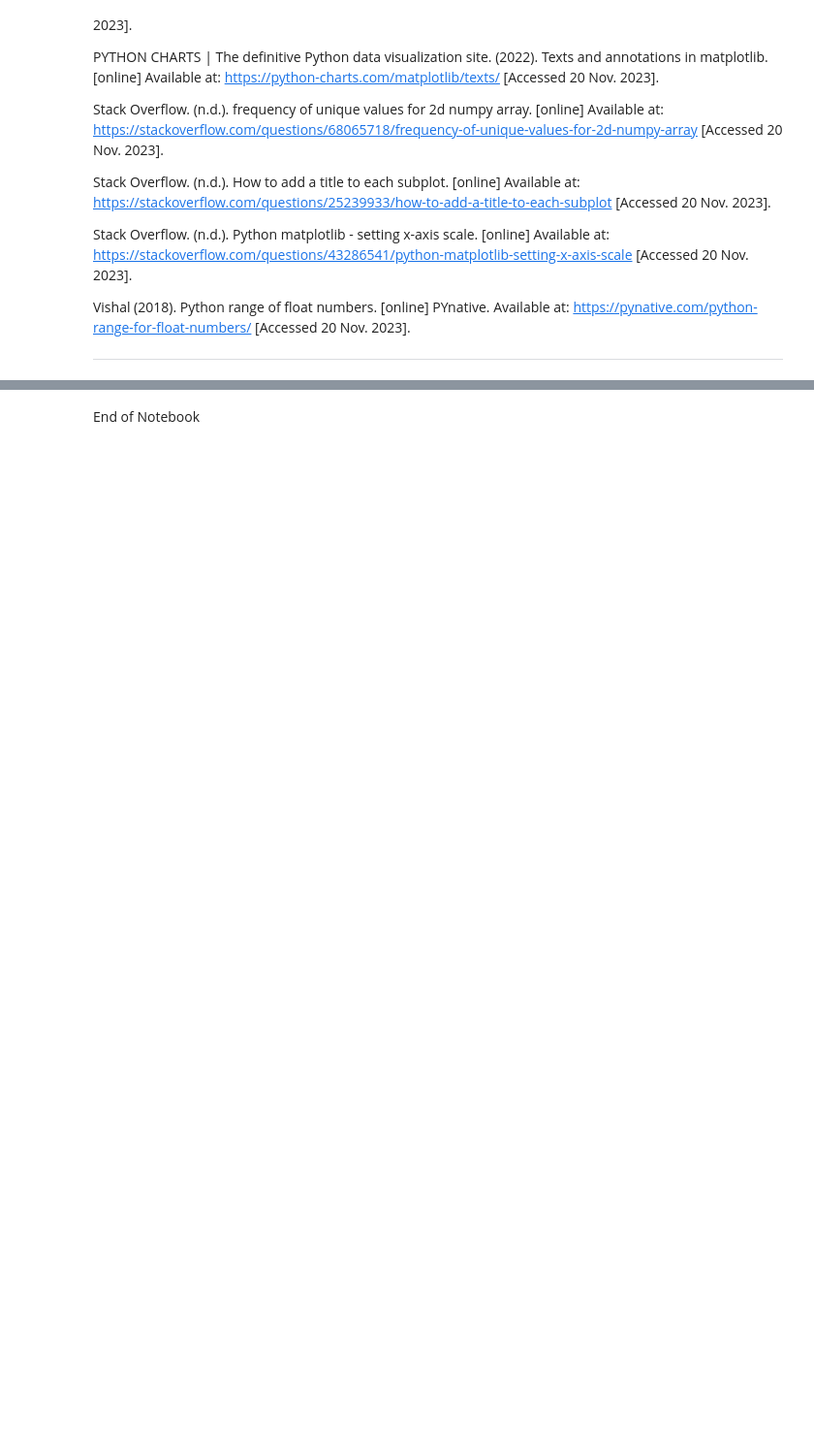
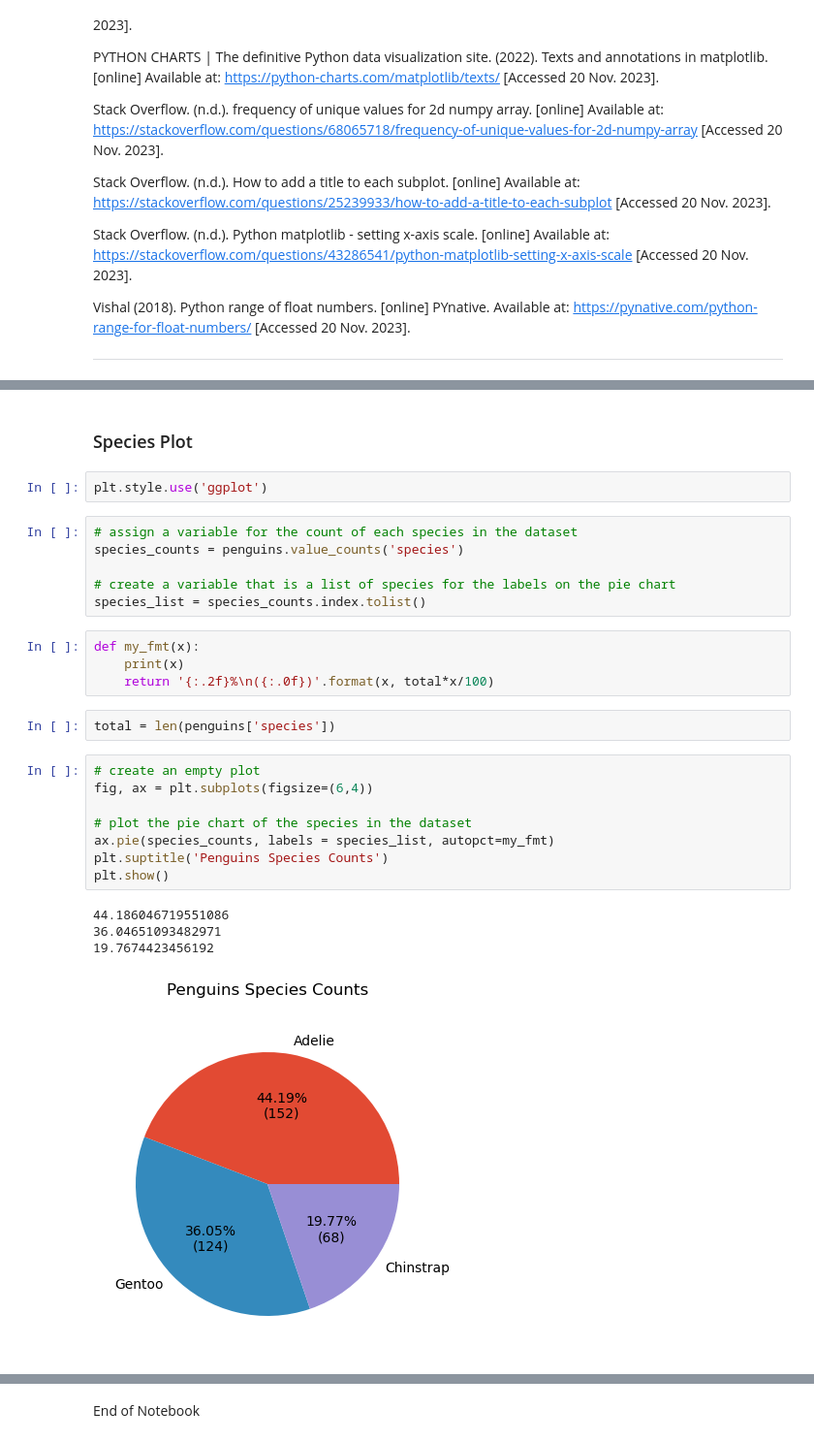
Before and after one commit to humphs078/data_analysis_fundamentals, a Jupyter notebook: tasks.ipynb, the cells around one changed output, grey strips where cells are left out. Shown at 97% size. Drawn from its saved outputs; the diff is of its cells as text; blank space fills up the shorter version.

Commit message:
Start task 5. Update readme file. Draft of plots for species and island in notebook.

```diff
--- a/tasks.ipynb
+++ b/tasks.ipynb
@@ -1148,0 +1167,29 @@ Vishal (2018). Python range of float numbers. [online] PYnative. Available at: h
+# %% [markdown]
+### Species Plot <a id="species-plots"></a>
+# %%
+plt.style.use('ggplot')
+# %%
+# assign a variable for the count of each species in the dataset
+species_counts = penguins.value_counts('species')
+
+# create a variable that is a list of species for the labels on the pie chart
+species_list = species_counts.index.tolist()
+# %%
+def my_fmt(x):
+    print(x)
+    return '{:.2f}%\n({:.0f})'.format(x, total*x/100)
+# %%
+total = len(penguins['species'])
+# %%
+# create an empty plot
+fig, ax = plt.subplots(figsize=(6,4))
+
+# plot the pie chart of the species in the dataset
+ax.pie(species_counts, labels = species_list, autopct=my_fmt)
+plt.suptitle('Penguins Species Counts')
+plt.show()
+# %% [output]
+44.186046719551086
+36.04651093482971
+19.7674423456192
+[figure, added]
```
Also changed, not shown: parts of 13 cells of this notebook, 1 other file.
